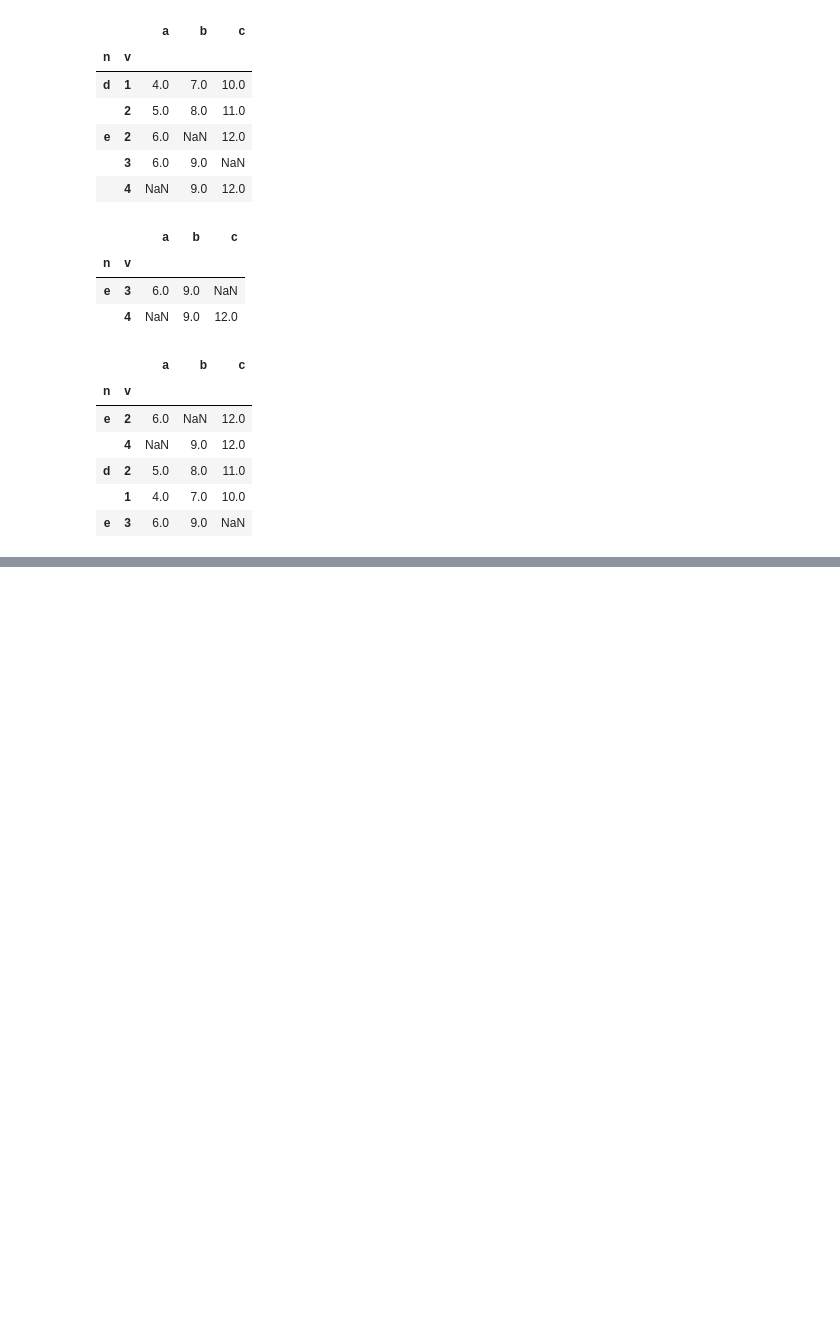
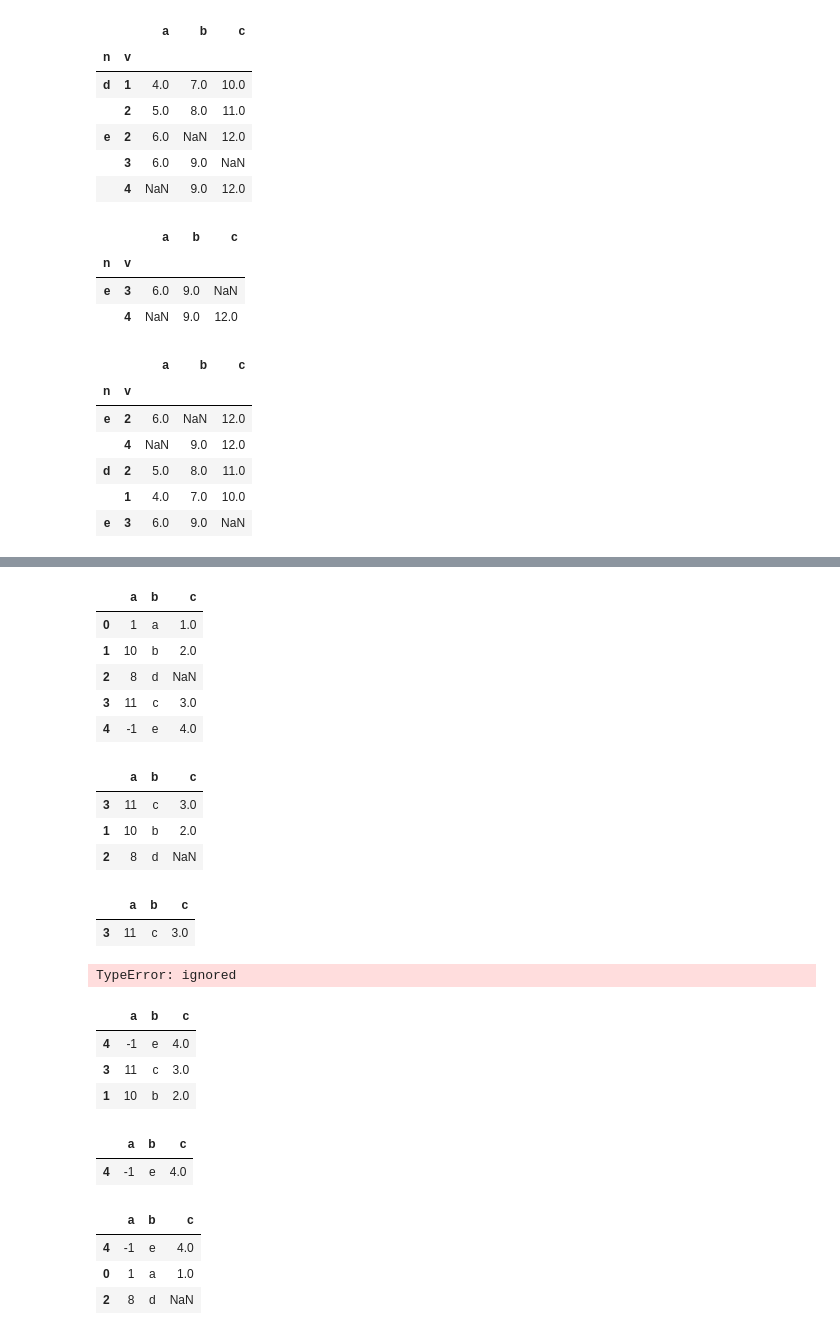
Before and after one commit to im-not-developer/pandas_10min, a Jupyter notebook: pandas_10min_class_05_29.ipynb, the cells around one changed output, grey strips where cells are left out. Saved outputs shown, nothing was run; the diff lists cells and outputs as text; code cells hidden in the pictures; blank space fills up the shorter version.

```diff
--- a/pandas_10min_class_05_29.ipynb
+++ b/pandas_10min_class_05_29.ipynb
@@ -85,0 +153,54 @@ df.sample(n=1)
+# %%
+df = pd.DataFrame({
+    'a': [1,10,8,11,-1],
+    'b': list('abdce'),
+    'c': [1.0,2.0,np.nan,3.0, 4.0]
+})
+df
+# %% [output]
+|  | a | b | c |
+| 0 | 1 | a | 1.0 |
+| 1 | 10 | b | 2.0 |
+| 2 | 8 | d | NaN |
+| 3 | 11 | c | 3.0 |
+| 4 | -1 | e | 4.0 |
+# %%
+# 가장 큰값
+df.nlargest(3, 'a')
+# %% [output]
+|  | a | b | c |
+| 3 | 11 | c | 3.0 |
+| 1 | 10 | b | 2.0 |
+| 2 | 8 | d | NaN |
+# %%
+
+df.nlargest(1, 'a')
+# %% [output]
+|  | a | b | c |
+| 3 | 11 | c | 3.0 |
+# %%
+# 숫자값에서만 사용할 수 있는 함수이다.
+# 데이터 타입이 오브젝트이기 때문에 사용할 수 없다.
+df.nlargest(1, 'b')
+# %% [output]
+TypeError: ignored
+# %%
+df.nlargest(3, 'c')
+# %% [output]
+|  | a | b | c |
+| 4 | -1 | e | 4.0 |
+| 3 | 11 | c | 3.0 |
+| 1 | 10 | b | 2.0 |
+# %%
+# 가장 작은값
+df.nsmallest(1, 'a')
+# %% [output]
+|  | a | b | c |
+| 4 | -1 | e | 4.0 |
+# %%
+df.nsmallest(3,'a')
+# %% [output]
+|  | a | b | c |
+| 4 | -1 | e | 4.0 |
+| 0 | 1 | a | 1.0 |
+| 2 | 8 | d | NaN |
```
Also changed, not shown: parts of 10 cells of this notebook.
